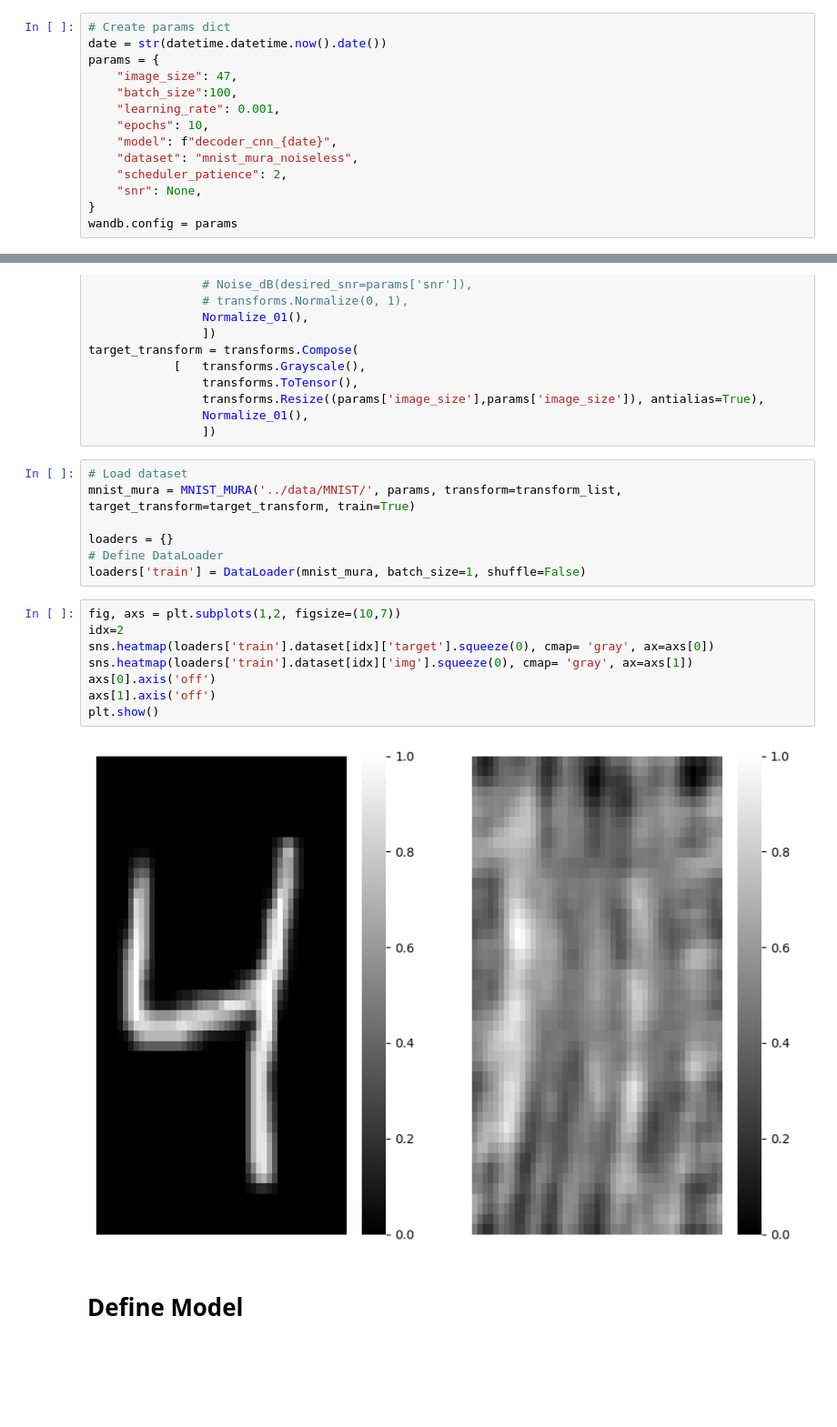
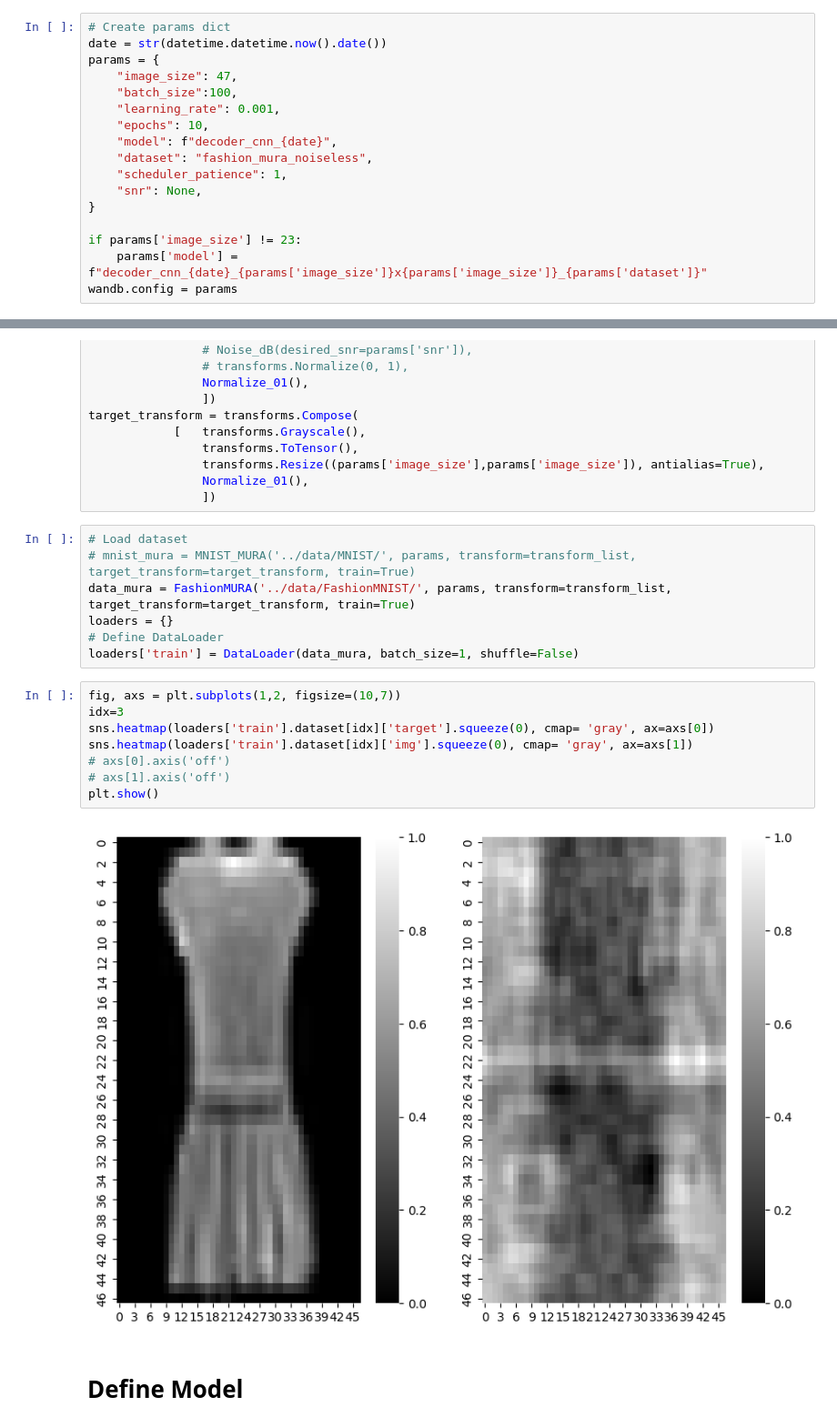
Before and after one commit to jornelasmunoz/UCM_Undergraduate_Research, a Jupyter notebook: jornelasmunoz/notebooks/learn_decoder.ipynb, the cells around one changed output, grey strips where cells are left out. Shown at 91% size. Cells and saved outputs as stored; diff of their text form; blank space fills up the shorter version.

```diff
--- a/jornelasmunoz/notebooks/learn_decoder.ipynb
+++ b/jornelasmunoz/notebooks/learn_decoder.ipynb
@@ -57,10 +57,13 @@ params = {
     "learning_rate": 0.001,
     "epochs": 10,
     "model": f"decoder_cnn_{date}",
-    "dataset": "mnist_mura_noiseless",
-    "scheduler_patience": 2,
+    "dataset": "fashion_mura_noiseless",
+    "scheduler_patience": 1,
     "snr": None,
 }
+
+if params['image_size'] != 23:
+    params['model'] = f"decoder_cnn_{date}_{params['image_size']}x{params['image_size']}_{params['dataset']}"
 wandb.config = params
 # %%
 # Define transforms
@@ -80,21 +83,21 @@ target_transform = transforms.Compose(
                 ])
 # %%
 # Load dataset
-mnist_mura = MNIST_MURA('../data/MNIST/', params, transform=transform_list, target_transform=target_transform, train=True)
-
+# mnist_mura = MNIST_MURA('../data/MNIST/', params, transform=transform_list, target_transform=target_transform, train=True)
+data_mura = FashionMURA('../data/FashionMNIST/', params, transform=transform_list, target_transform=target_transform, train=True)
 loaders = {}
 # Define DataLoader
-loaders['train'] = DataLoader(mnist_mura, batch_size=1, shuffle=False)
+loaders['train'] = DataLoader(data_mura, batch_size=1, shuffle=False)
 # %%
 fig, axs = plt.subplots(1,2, figsize=(10,7))
-idx=2
+idx=3
 sns.heatmap(loaders['train'].dataset[idx]['target'].squeeze(0), cmap= 'gray', ax=axs[0])
 sns.heatmap(loaders['train'].dataset[idx]['img'].squeeze(0), cmap= 'gray', ax=axs[1])
-axs[0].axis('off')
-axs[1].axis('off')
+# axs[0].axis('off')
+# axs[1].axis('off')
 plt.show()
 # %% [output]
-[figure, old version]
+[figure, new version]
 # %% [markdown]
 # Define Model
 # %%
```
Also changed, not shown: parts of 10 cells of this notebook, 11 other files.
